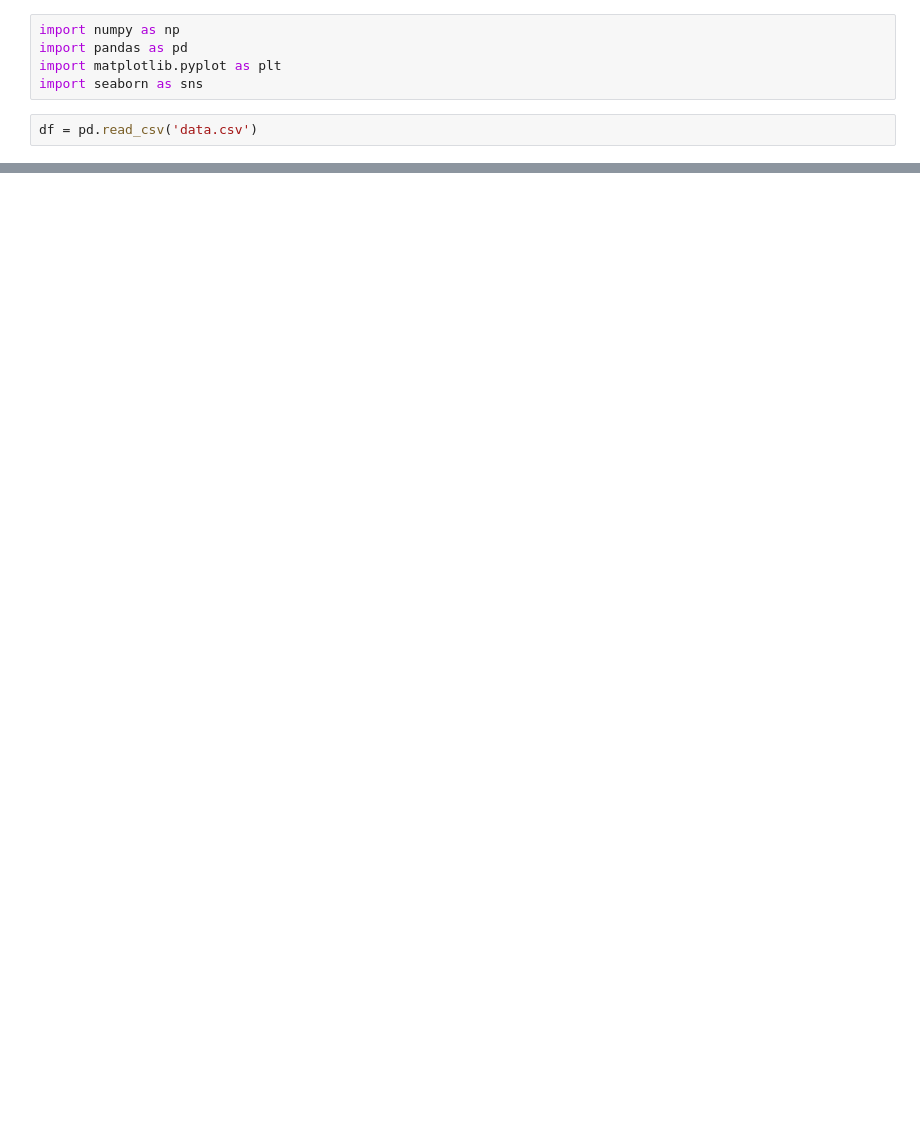
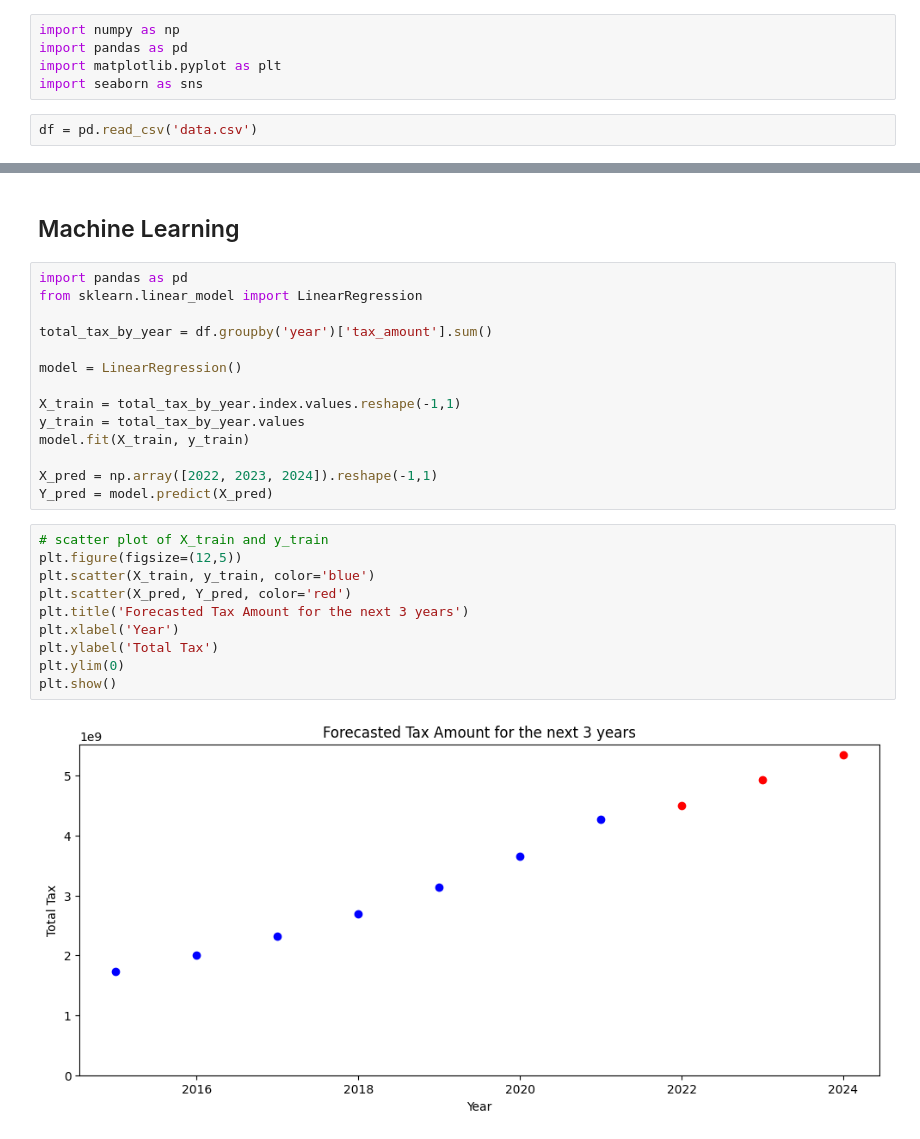
Before and after one commit to TaxWizard-BUET-Daredevils/Data-Analysis, a Jupyter notebook: Exploratory_data_analysis.ipynb, the cells around one changed output, grey strips where cells are left out. Cells and saved outputs as stored; diff of their text form; blank space fills up the shorter version.

```diff
--- a/Exploratory_data_analysis.ipynb
+++ b/Exploratory_data_analysis.ipynb
@@ -65,0 +66,28 @@ plt.show()
+# %% [markdown]
+## Machine Learning
+# %%
+import pandas as pd
+from sklearn.linear_model import LinearRegression
+
+total_tax_by_year = df.groupby('year')['tax_amount'].sum()
+
+model = LinearRegression()
+
+X_train = total_tax_by_year.index.values.reshape(-1,1)
+y_train = total_tax_by_year.values
+model.fit(X_train, y_train)
+
+X_pred = np.array([2022, 2023, 2024]).reshape(-1,1)
+Y_pred = model.predict(X_pred)
+# %%
+# scatter plot of X_train and y_train
+plt.figure(figsize=(12,5))
+plt.scatter(X_train, y_train, color='blue')
+plt.scatter(X_pred, Y_pred, color='red')
+plt.title('Forecasted Tax Amount for the next 3 years')
+plt.xlabel('Year')
+plt.ylabel('Total Tax')
+plt.ylim(0)
+plt.show()
+# %% [output]
+[figure, added]
```
Also changed, not shown: parts of 6 cells of this notebook, 2 other files.
